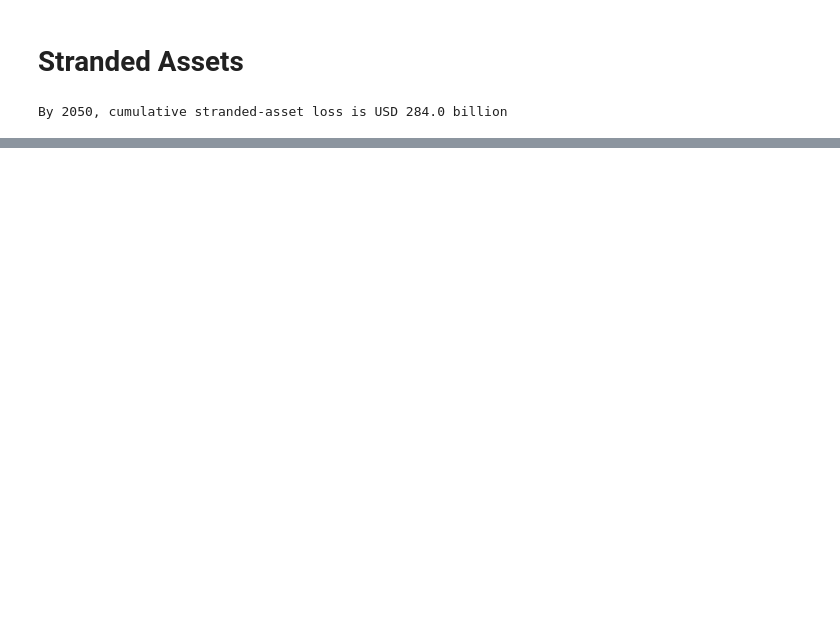
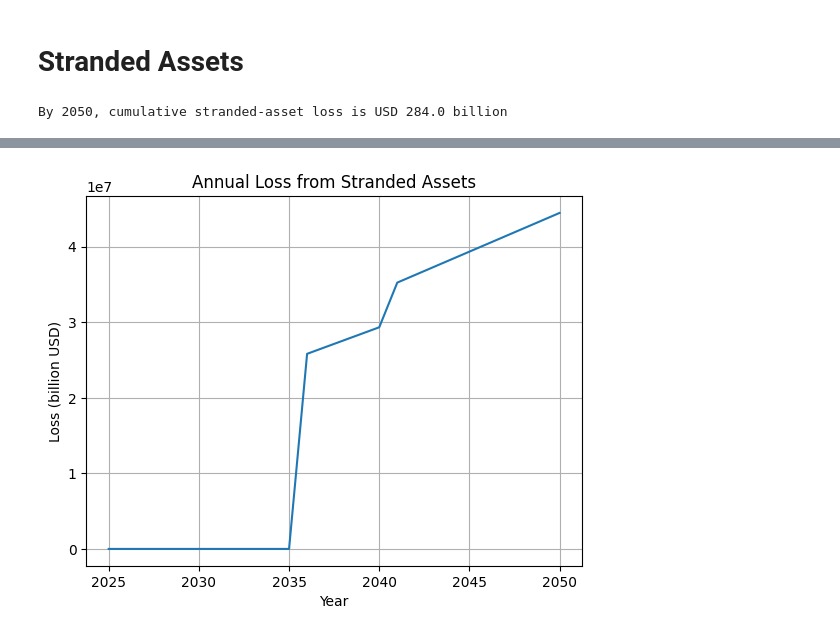
Before and after one commit to NovemberDays/Future-of-Aviation-Analysis, a Jupyter notebook: analysis.ipynb, the cells around one changed output, grey strips where cells are left out. Saved outputs shown, nothing was run; the diff lists cells and outputs as text; code cells hidden in the pictures; blank space fills up the shorter version.

```diff
--- a/analysis.ipynb
+++ b/analysis.ipynb
@@ -365,0 +448,10 @@ df
+# %%
+plt.figure()
+plt.plot(df['year'], df['loss_stranded_assets'] / 1000)
+plt.title('Annual Loss from Stranded Assets')
+plt.xlabel('Year')
+plt.ylabel('Loss (billion USD)')
+plt.grid(True)
+plt.show()
+# %% [output]
+[figure, added]
```
Also changed, not shown: parts of 5 cells of this notebook, 2 other files.
